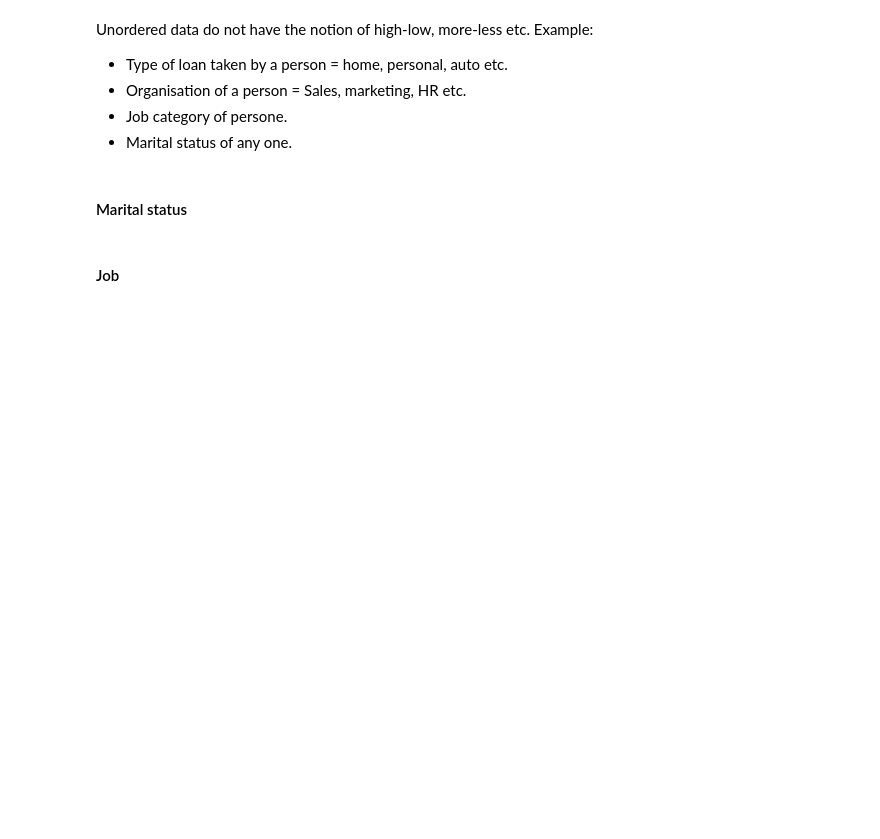
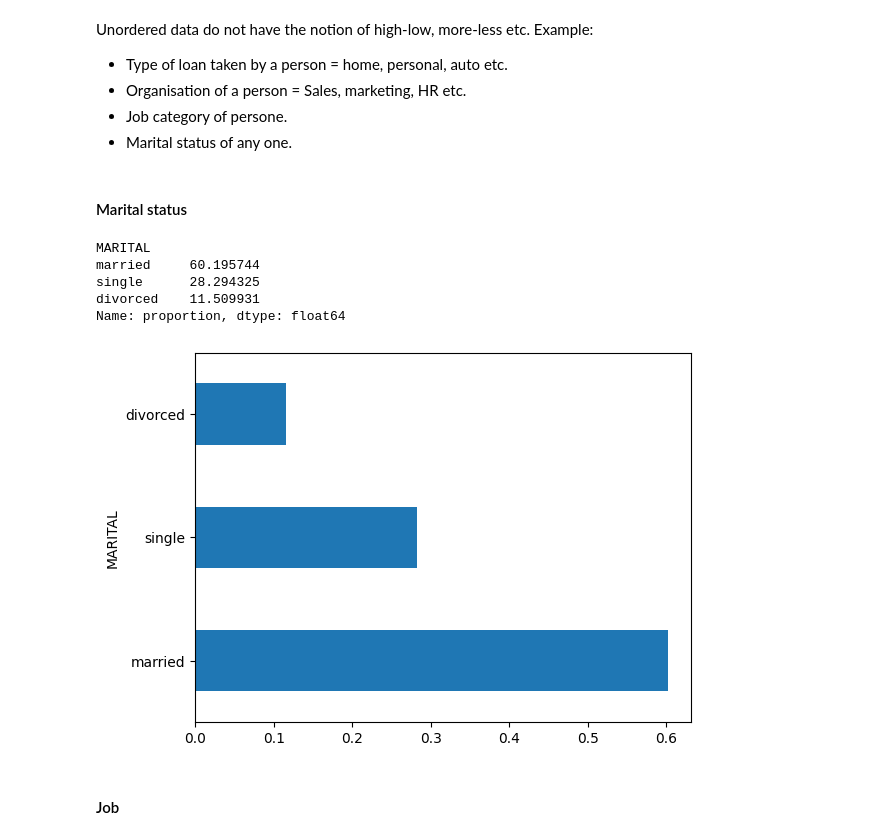
Before and after one commit to AkankshaDwivedi/bank-marketing-campaign, a Jupyter notebook: Bank_Marketing_Campaign_EDA_AD.ipynb, the cells around one changed output. Saved outputs shown, nothing was run; the diff lists cells and outputs as text; code cells hidden in the pictures; blank space fills up the shorter version.

```diff
--- a/Bank_Marketing_Campaign_EDA_AD.ipynb
+++ b/Bank_Marketing_Campaign_EDA_AD.ipynb
@@ -476,4 +492,5 @@ Checklist for data standardization exercises:
 # %%
 #convert the duration variable into single unit i.e. minutes. and remove the sec or min prefix.
+bank_df_1.DURATION = bank_df_1.DURATION.apply(lambda x: round(float(x.split()[0])/60,2) if x.split()[1] == 'sec' else round(float(x.split()[0]),2))
 # %%
 #describe the duration variable
@@ -491,8 +519,19 @@ Unordered data do not have the notion of high-low, more-less etc. Example:
 #### Marital status
 # %%
 #calculate the percentage of each marital status category.
+100*bank_df_1.MARITAL.value_counts(normalize=True)
+# %% [output]
+MARITAL
+married     60.195744
+single      28.294325
+divorced    11.509931
+Name: proportion, dtype: float64
 # %%
 #plot the bar graph of percentage marital status categories
+bank_df_1.MARITAL.value_counts(normalize=True).plot.barh()
+plt.show()
+# %% [output]
+[figure, added]
 # %% [markdown]
 #### Job
 # %%
```
Also changed, not shown: parts of 11 cells of this notebook.
